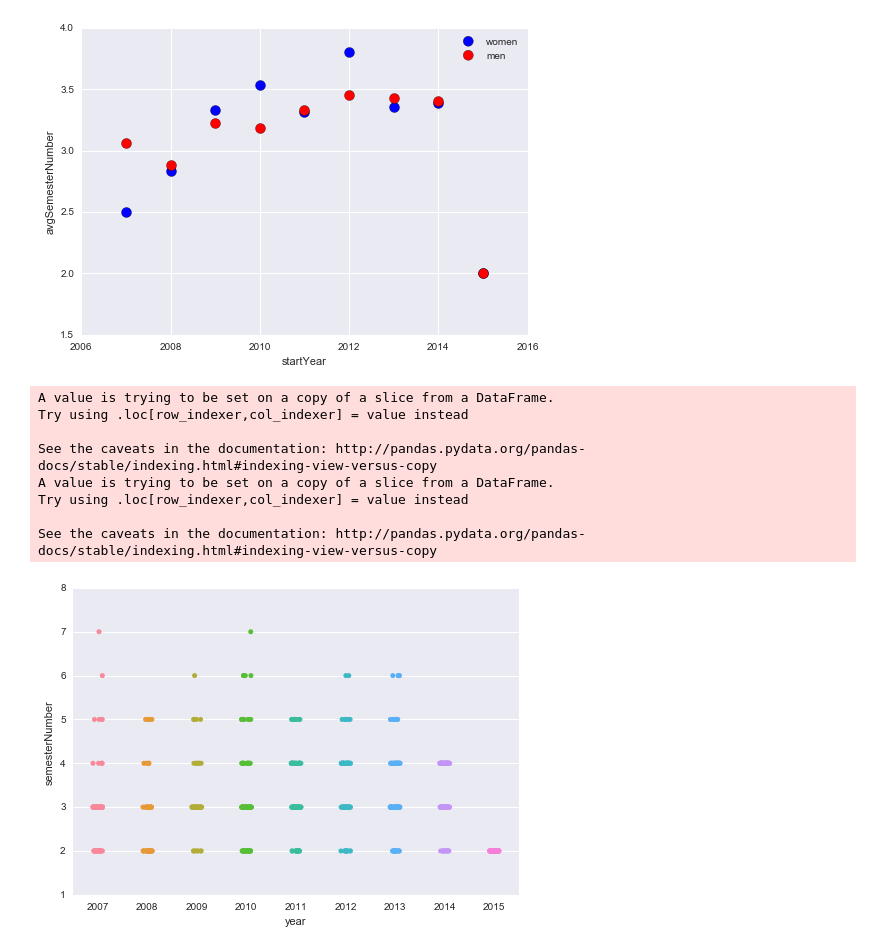
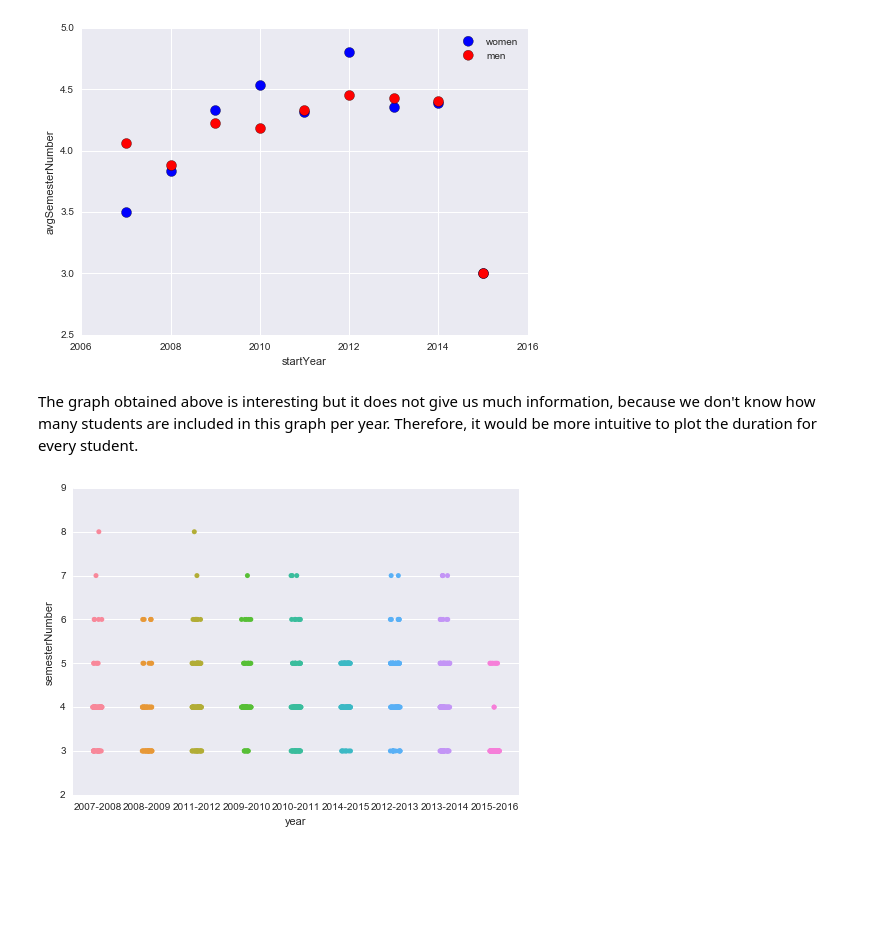
Before and after one commit to Rivollet/ADAHomework, a Jupyter notebook: 02 - Data from the Web/Web data Notebook.ipynb, the cells around one changed output. Saved outputs shown, nothing was run; the diff lists cells and outputs as text; code cells hidden in the pictures; blank space fills up the shorter version.

```diff
--- a/02 - Data from the Web/Web data Notebook.ipynb
+++ b/02 - Data from the Web/Web data Notebook.ipynb
@@ -724,16 +731,14 @@ plt.show()
 # %%
-numberSemesters = data_students_ma[['year', 'gender', 'semesterNumber']]
+numberSemesters = data_final_students_ma[['year', 'gender', 'semesterNumber']]
 numberSemestersPerYearAndGender = numberSemesters.groupby(['year', 'gender'])
 
-#totalNbMen = numberSemesters[numberSemesters.gender == 'Monsieur'].size
-#totalNbWomen = numberSemesters[numberSemesters.gender == 'Madame'].size
-
+# Function to extract the starting year
 extract_year = lambda year: int(year.split('-')[0])
 
+# Dividing between men and women
 avgSemestersPerStartYearMen = []
 avgSemestersPerStartYearWomen = []
 for lengthGroup in numberSemestersPerYearAndGender:
-    #print(lengthGroup)
     yearStr, gender = lengthGroup[0]
     startYear = extract_year(yearStr)
     lengthsDf = lengthGroup[1]
@@ -746,50 +751,34 @@ for lengthGroup in numberSemestersPerYearAndGender:
                                               'startYear': startYear})
 
 dfNumberSemestersWomen = pd.DataFrame(avgSemestersPerStartYearWomen)
-#dfNumberSemestersWomen = dfNumberSemestersWomen.set_index(['startYear'])
-#ax1 = dfNumberSemestersWomen.plot.bar()
-
 dfNumberSemestersMen = pd.DataFrame(avgSemestersPerStartYearMen)
-#dfNumberSemestersMen = dfNumberSemestersMen.set_index(['startYear'])
-#ax2 = dfNumberSemestersMen.plot.bar(ax = ax1, color='red')
-
 
 dfNumberSemestersWomen = dfNumberSemestersWomen.reindex()
 dfNumberSemestersMen = dfNumberSemestersMen.reindex()
 
-
+# Plot
 ax1 = dfNumberSemestersWomen.plot.scatter(x='startYear', y='avgSemesterNumber', s=100, color='b', label='women')
 dfNumberSemestersMen.plot.scatter(x='startYear', y='avgSemesterNumber', s=100, ax=ax1, color='r',label='men')
 plt.legend()
 plt.show()
 # %% [output]
 [figure]
+# %% [markdown]
+The graph obtained above is interesting but it does not give us much information, because we don't know how many students are included in this graph per year. Therefore, it would be more intuitive to plot the duration for every student.
 # %%
 numberSemestersWomen = numberSemesters[numberSemesters.gender == 'Madame']
 numberSemestersMen = numberSemesters[numberSemesters.gender == 'Monsieur']
 
+# Function to extract the starting year
 extract_year = lambda year: int(year.split('-')[0])
 
+numberSemestersWomen['year'].apply(extract_year)
+numberSemestersMen['year'].apply(extract_year)
 
-numberSemestersWomen['year'] = numberSemestersWomen['year'].apply(extract_year)
-numberSemestersMen['year'] = numberSemestersMen['year'].apply(extract_year)
-
-numberSemestersWomen = numberSemestersWomen.drop(['gender'],1)
-numberSemestersMen = numberSemestersMen.drop(['gender'],1)
-#numberSemestersWomen = numberSemestersWomen.reindex()
-
+# Plot
 ax1 = sns.stripplot(x='year', y='semesterNumber', data=numberSemestersWomen, jitter=True, s=5, label='women')
 sns.stripplot(x='year', y='semesterNumber', data=numberSemestersMen, jitter=True, s=5, label='men', ax=ax1)
-#numberSemestersWomen.plot.scatter(x='year', y='semesterNumber', color='r',jitter=True, label='women')
 plt.show()
 # %% [output]
-A value is trying to be set on a copy of a slice from a DataFrame.
-Try using .loc[row_indexer,col_indexer] = value instead
-
-See the caveats in the documentation: http://pandas.pydata.org/pandas-docs/stable/indexing.html#indexing-view-versus-copy
-A value is trying to be set on a copy of a slice from a DataFrame.
-Try using .loc[row_indexer,col_indexer] = value instead
-
-See the caveats in the documentation: http://pandas.pydata.org/pandas-docs/stable/indexing.html#indexing-view-versus-copy
-[figure, old version]
+[figure, new version]
 # %% [markdown]
```
Also changed, not shown: parts of 14 cells of this notebook.
